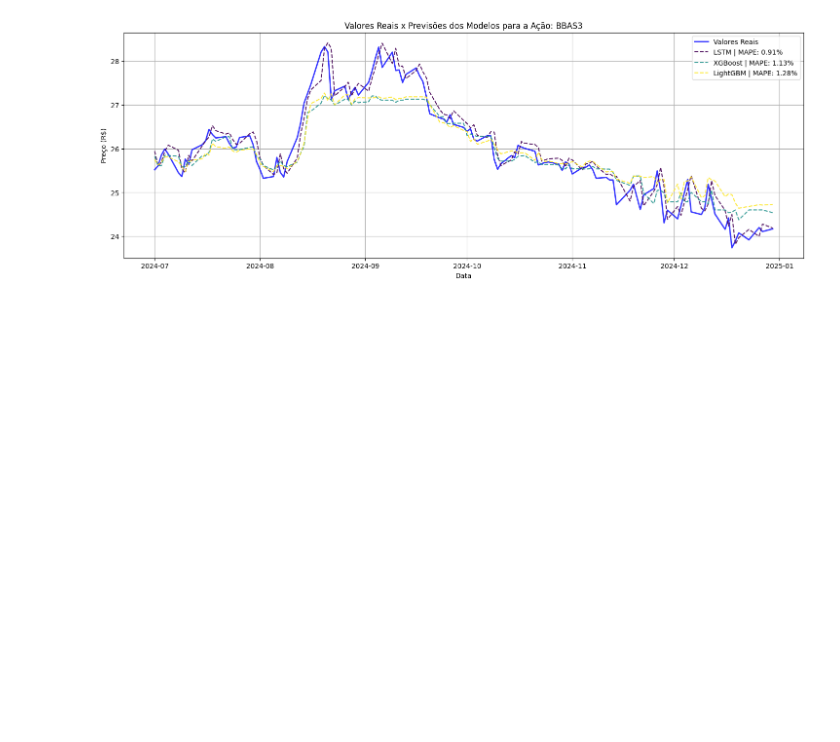
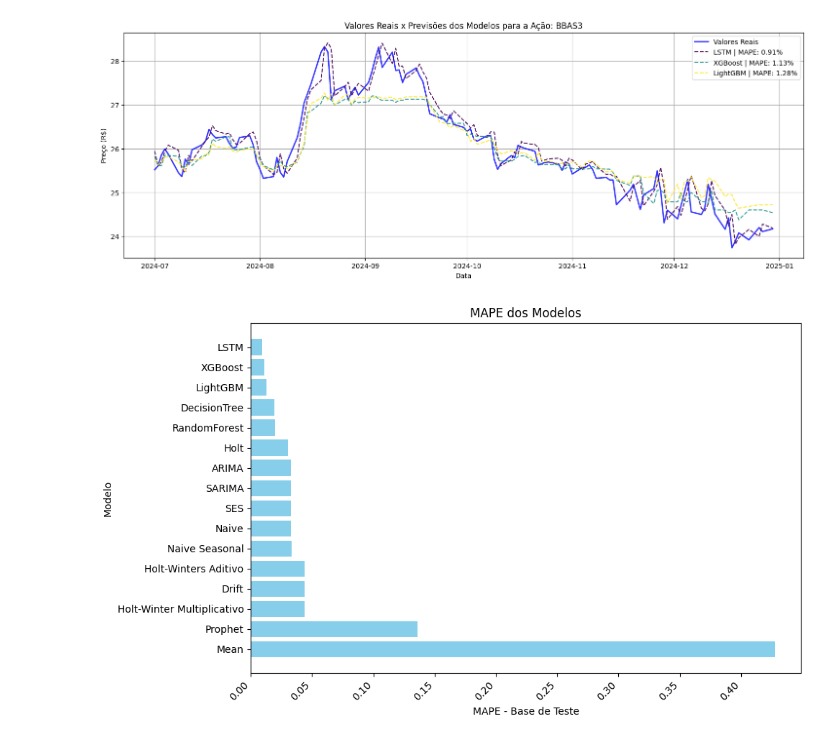
Before and after one commit to Botelho97/tcc-predict-stocks-models-comparison, a Jupyter notebook: main.ipynb, the cells around one changed output. Drawn from its saved outputs; the diff is of its cells as text; code cells hidden in the pictures; blank space fills up the shorter version.

Commit message:
Adding new plots

```diff
--- a/main.ipynb
+++ b/main.ipynb
@@ -136,3 +136,17 @@ plt.grid()
 plt.show()
 # %% [output]
 [figure]
+# %%
+# Plotando os MAPES
+
+plt.figure(figsize=(10,6))
+plt.barh(neat_models_df["Nome do Modelo"], neat_models_df["MAPE - Base de Teste"], color='skyblue')
+
+plt.xlabel("MAPE - Base de Teste")
+plt.ylabel("Modelo")
+plt.title("MAPE dos Modelos")
+plt.xticks(rotation=45, ha='right')  # gira os nomes para melhor leitura
+plt.gca().invert_yaxis()
+plt.tight_layout()
+# %% [output]
+[figure, added]
```
